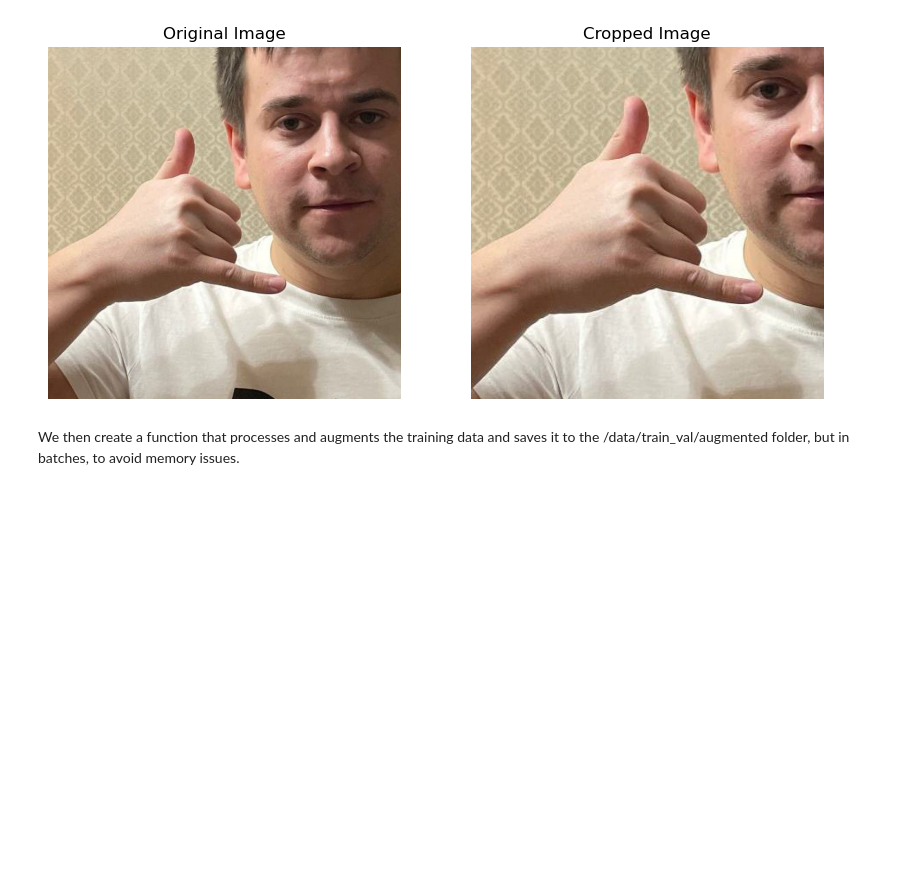
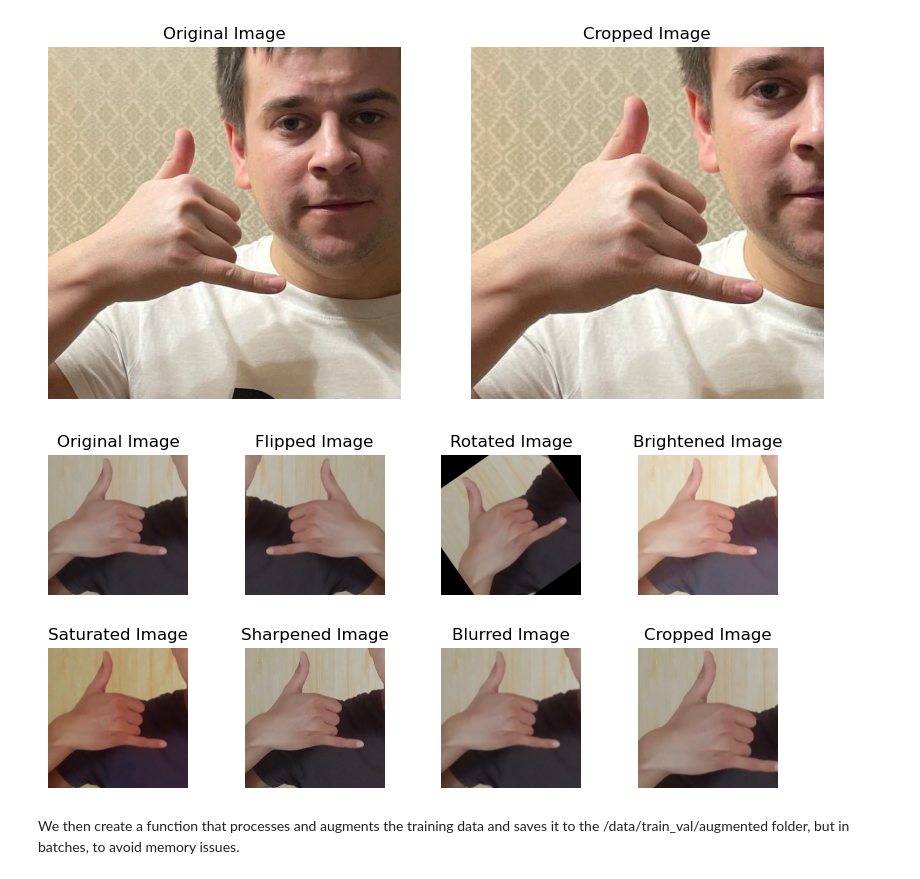
Before and after one commit to b-rbmp/cv-gesture-recognition, a Jupyter notebook: preprocessing/data_preprocessing.ipynb, the cells around one changed output. Saved outputs shown, nothing was run; the diff lists cells and outputs as text; code cells hidden in the pictures; blank space fills up the shorter version.

```diff
--- a/preprocessing/data_preprocessing.ipynb
+++ b/preprocessing/data_preprocessing.ipynb
@@ -297,6 +297,57 @@ plt.show()
 [figure]
 [figure]
 [figure]
+# %%
+from matplotlib import pyplot as plt
+
+# Load sample image
+img = cv2.imread("D:\\Documents\\GitHub\\cv-gesture-recognition\\data\\classification\\test\\call\\0a8c60fc-9ef4-4de5-b601-3dee17ee110d.jpeg")
+
+# Define the figure size
+fig, axs = plt.subplots(2, 4, figsize=(8, 4))
+fig.tight_layout(pad=1.0)
+
+# Function to show images in the grid
+def show_image(ax, img, title):
+    ax.imshow(cv2.cvtColor(img, cv2.COLOR_BGR2RGB))
+    ax.set_title(title)
+    ax.axis("off")
+
+# Original Image
+show_image(axs[0, 0], img, "Original Image")
+
+# Flip image horizontally
+flipped_image = flip_image(img, horizontal=True)
+show_image(axs[0, 1], flipped_image, "Flipped Image")
+
+# Rotate image by random angle between -40 and 40 degrees
+angle = np.random.uniform(-40, 40)
+rotated_image = rotate_image(img, angle)
+show_image(axs[0, 2], rotated_image, "Rotated Image")
+
+# Adjust brightness
+brightened_image = adjust_brightness(img, 50)
+show_image(axs[0, 3], brightened_image, "Brightened Image")
+
+# Adjust saturation
+saturated_image = adjust_saturation(img, 50)
+show_image(axs[1, 0], saturated_image, "Saturated Image")
+
+# Apply sharpening
+sharpened_image = apply_sharpen(img)
+show_image(axs[1, 1], sharpened_image, "Sharpened Image")
+
+# Apply blur
+blurred_image = apply_blur(img)
+show_image(axs[1, 2], blurred_image, "Blurred Image")
+
+# Crop image
+cropped_image = crop(img)
+show_image(axs[1, 3], cropped_image, "Cropped Image")
+
+plt.show()
+# %% [output]
+[figure, added]
 # %% [markdown]
 We then create a function that processes and augments the training data and saves it to the /data/train_val/augmented folder, but in batches, to avoid memory issues.
 # %%
```
Also changed, not shown: 25 other files.
